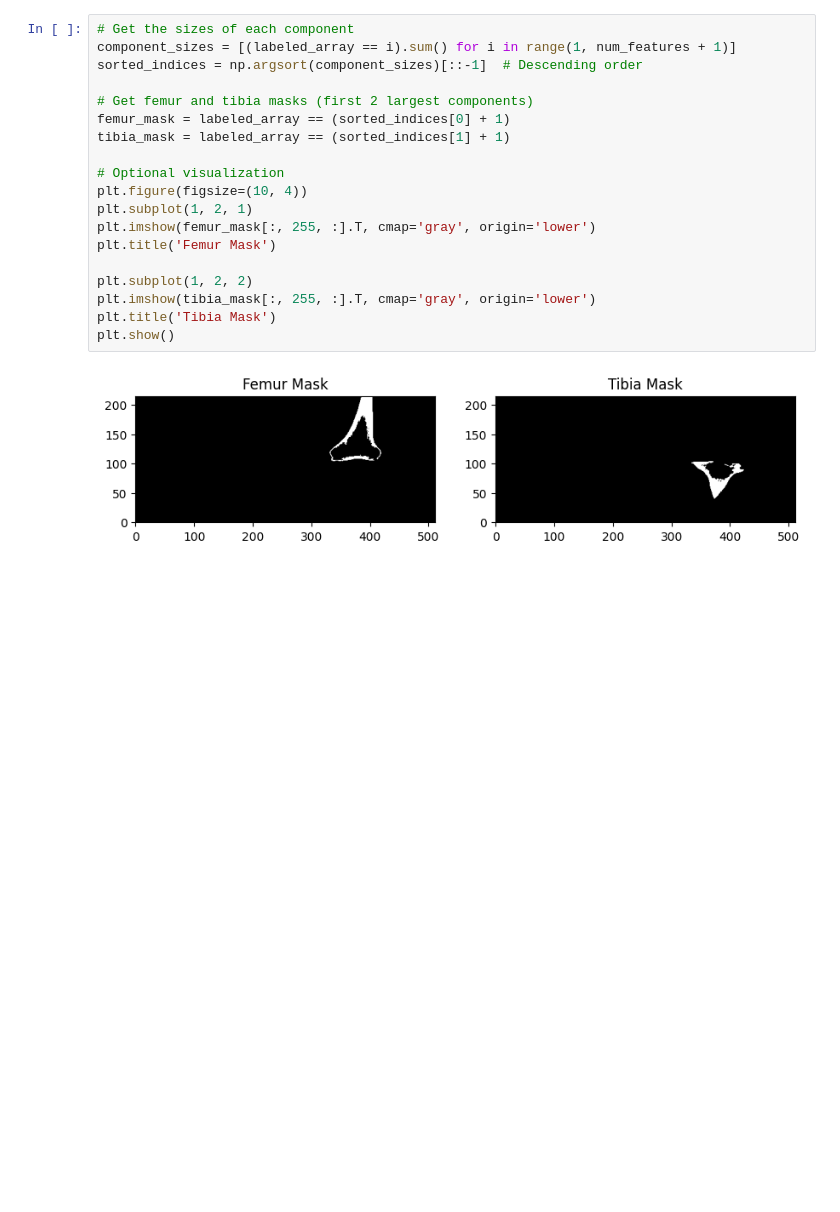
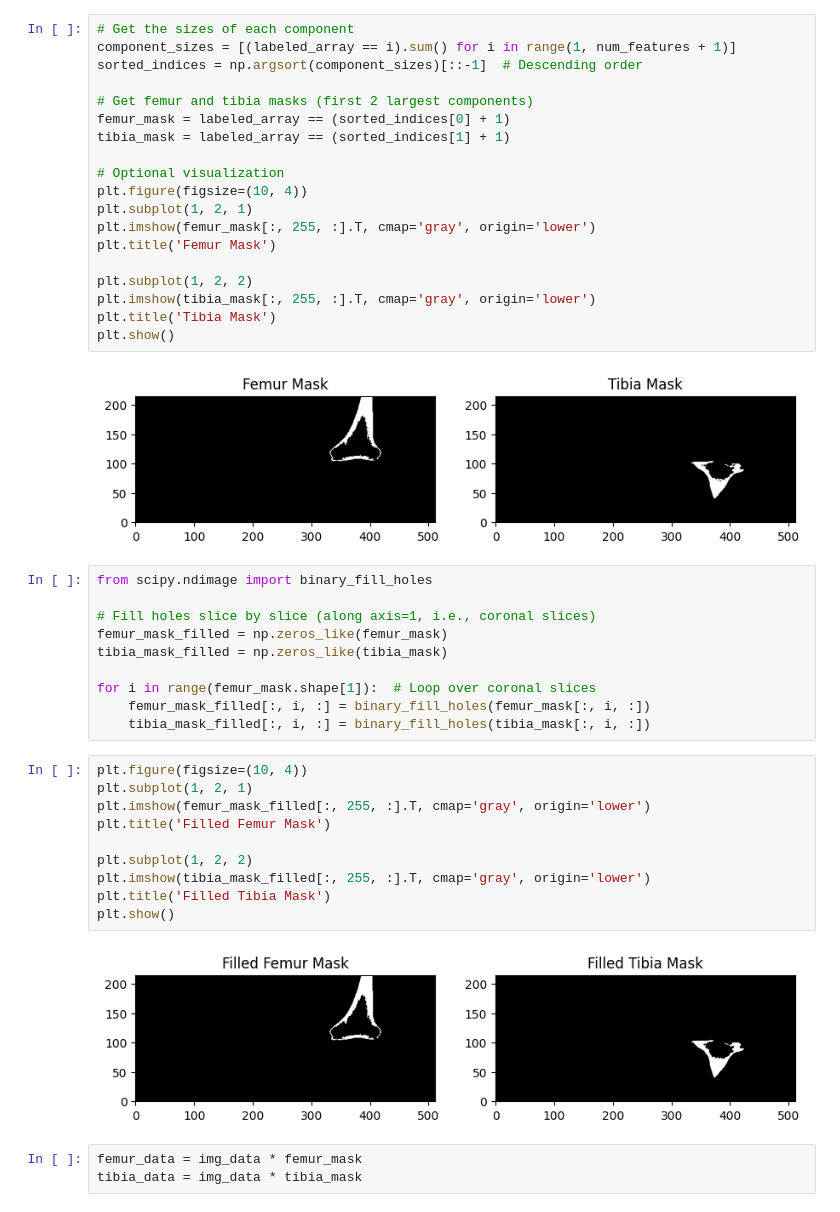
Before and after one commit to Aakriti555/Nammi-assignment, a Jupyter notebook: left_knee_Bone_Segementation.ipynb, the cells around one changed output. Saved outputs shown, nothing was run; the diff lists cells and outputs as text; blank space fills up the shorter version.

```diff
--- a/left_knee_Bone_Segementation.ipynb
+++ b/left_knee_Bone_Segementation.ipynb
@@ -162,3 +162,28 @@ plt.title('Tibia Mask')
 plt.show()
 # %% [output]
 [figure]
+# %%
+from scipy.ndimage import binary_fill_holes
+
+# Fill holes slice by slice (along axis=1, i.e., coronal slices)
+femur_mask_filled = np.zeros_like(femur_mask)
+tibia_mask_filled = np.zeros_like(tibia_mask)
+
+for i in range(femur_mask.shape[1]):  # Loop over coronal slices
+    femur_mask_filled[:, i, :] = binary_fill_holes(femur_mask[:, i, :])
+    tibia_mask_filled[:, i, :] = binary_fill_holes(tibia_mask[:, i, :])
+# %%
+plt.figure(figsize=(10, 4))
+plt.subplot(1, 2, 1)
+plt.imshow(femur_mask_filled[:, 255, :].T, cmap='gray', origin='lower')
+plt.title('Filled Femur Mask')
+
+plt.subplot(1, 2, 2)
+plt.imshow(tibia_mask_filled[:, 255, :].T, cmap='gray', origin='lower')
+plt.title('Filled Tibia Mask')
+plt.show()
+# %% [output]
+[figure, added]
+# %%
+femur_data = img_data * femur_mask
+tibia_data = img_data * tibia_mask
```
Also changed, not shown: parts of 2 cells of this notebook.
